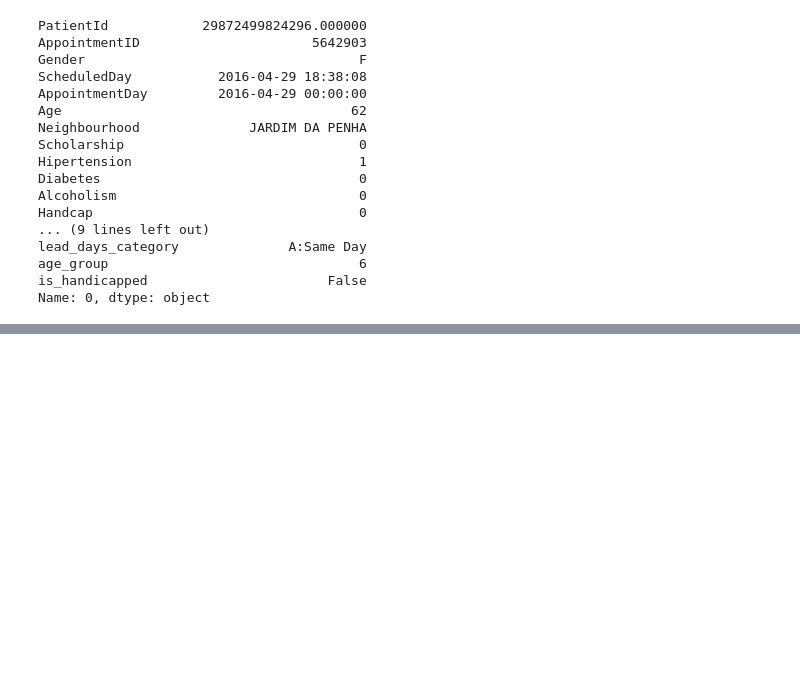
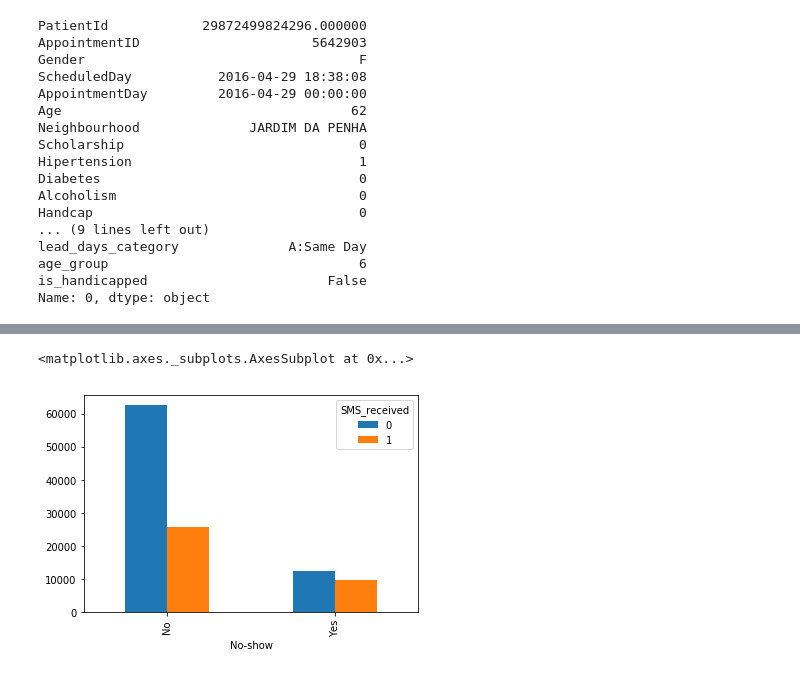
Before and after one commit to DeepikaKasbale/no_show_appointments_data_science_case_study, a Jupyter notebook: case_study_no_show_appointment.ipynb, the cells around one changed output, grey strips where cells are left out. Drawn from its saved outputs; the diff is of its cells as text; code cells hidden in the pictures; blank space fills up the shorter version.

```diff
--- a/case_study_no_show_appointment.ipynb
+++ b/case_study_no_show_appointment.ipynb
@@ -471,0 +484,6 @@ Name: 0, dtype: object
+# %%
+# Relation between No-show and SMS received -- Result : There is no impact of this boolean
+med_df.groupby(['No-show','SMS_received']).size().unstack().plot(kind="bar")
+# %% [output]
+<matplotlib.axes._subplots.AxesSubplot at 0x...>
+[figure, added]
```
Also changed, not shown: parts of 9 cells of this notebook.
